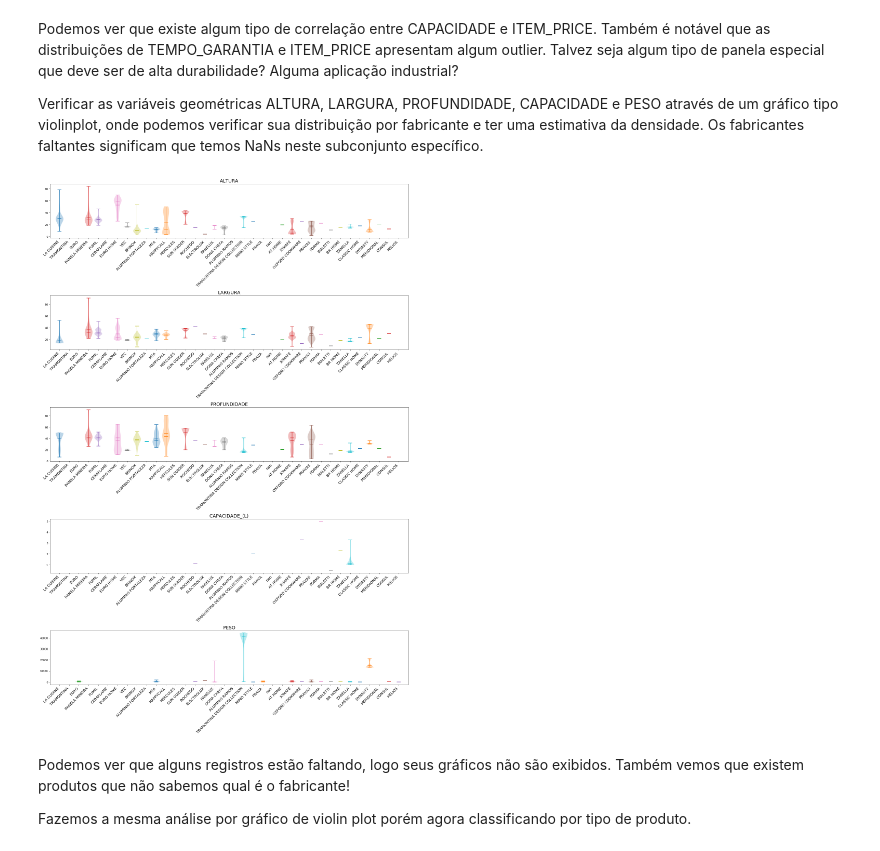
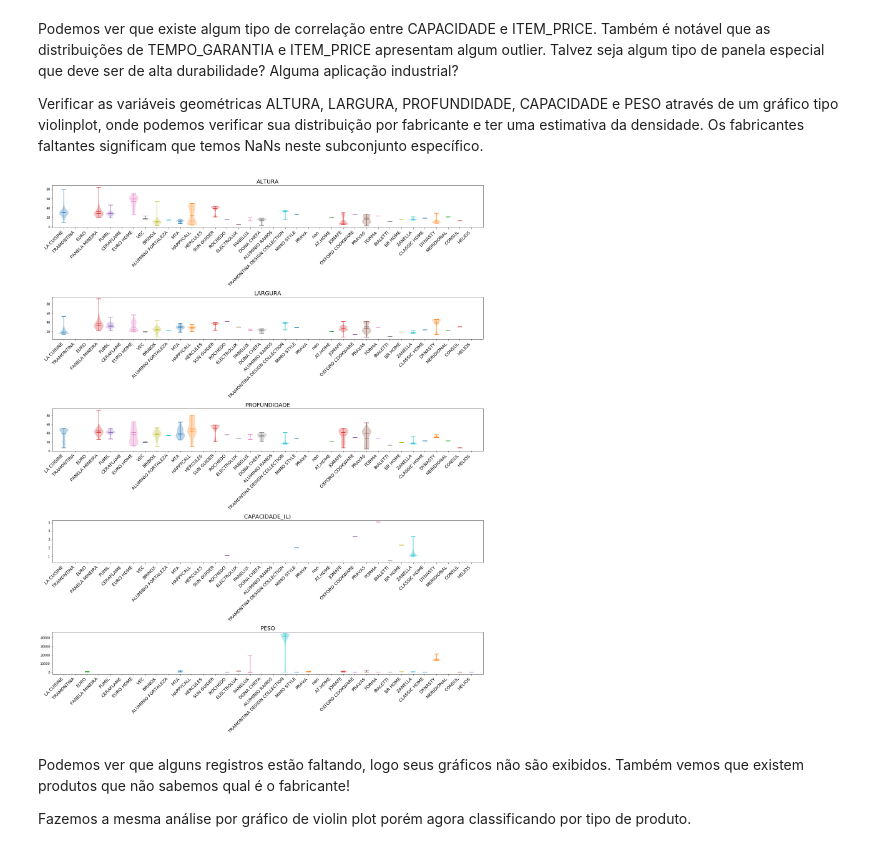
Before and after one commit to ClaudioPadilha/ame, a Jupyter notebook: teste_ame.ipynb, the cells around one changed output. Cells and saved outputs as stored; diff of their text form; code cells hidden in the pictures.

```diff
--- a/teste_ame.ipynb
+++ b/teste_ame.ipynb
@@ -175,31 +163,34 @@ Podemos ver que existe algum tipo de correlação entre CAPACIDADE e ITEM_PRICE.
 
 Verificar as variáveis geométricas ALTURA, LARGURA, PROFUNDIDADE, CAPACIDADE e PESO através de um gráfico tipo violinplot, onde podemos verificar sua distribuição por fabricante e ter uma estimativa da densidade. Os fabricantes faltantes significam que temos NaNs neste subconjunto específico.
 # %%
-marcas = df['MARCA'].unique()
-# pos = np.arange(1,len(marcas))
-labels = ['ALTURA', 'LARGURA', 'PROFUNDIDADE', 'CAPACIDADE_(L)', 'PESO'] #, 'ITEM_PRICE']
-fig, ax = plt.subplots(figsize=(20,30), nrows=len(labels), ncols=1)
+# vou fazer o mesmo conjunto de violin plots varias vezes, então defini esta função
+def show_my_violins(paineis, ticks):
+    tc = df[ticks].unique()
 
-for i, k in enumerate(labels):
+    fig, ax = plt.subplots(figsize=(20,5*len(paineis)), nrows=len(paineis), ncols=1)
 
-    data = [df.loc[df['MARCA'] == j][k] for j in marcas]
+    for i, k in enumerate(paineis):
 
-    for j, l in enumerate(data):
-        try:
-            ax[i].violinplot(l, [j], points=100, widths=0.8,
-                      showmeans=True, showextrema=True, showmedians=True, bw_method=0.5)
-        except:
-            continue
-    ax[i].set_title(k, fontsize=18)
-    ax[i].set_xticks(np.arange(len(marcas)))
+        data = [df.loc[df[ticks] == j][k] for j in tc]
 
-    ax[i].set_xticklabels(labels=marcas, rotation=45,ha='right', size=14)
-    ax[i].set_xlim(-1, len(marcas))
-plt.tight_layout()
+        for j, l in enumerate(data):
+            try:
+                ax[i].violinplot(l, [j], points=100, widths=0.8,
+                          showmeans=True, showextrema=True, showmedians=True, bw_method=0.5)
+            except:
+                continue
+        ax[i].set_title(k, fontsize=18)
+        ax[i].set_xticks(np.arange(len(tc)))
 
-plt.show()
+        ax[i].set_xticklabels(labels=tc, rotation=45,ha='right', size=14)
+        ax[i].set_xlim(-1, len(tc))
+        plt.tight_layout()
+
+    plt.show()
+
+show_my_violins(['ALTURA', 'LARGURA', 'PROFUNDIDADE', 'CAPACIDADE_(L)', 'PESO'], 'MARCA')
 # %% [output]
-[figure, old version]
+[figure, new version]
 # %% [markdown]
 Podemos ver que alguns registros estão faltando, logo seus gráficos não são exibidos. Também vemos que existem produtos que não sabemos qual é o fabricante!
 
```
Also changed, not shown: parts of 46 cells of this notebook.
